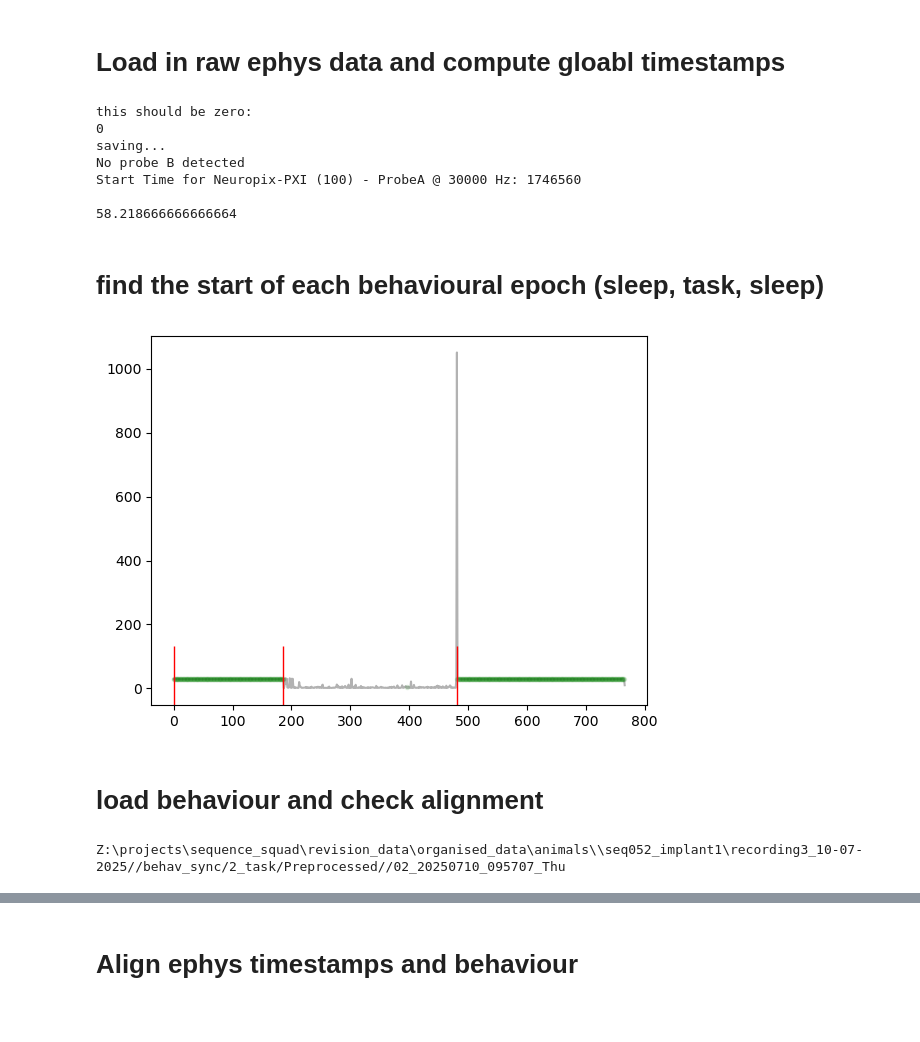
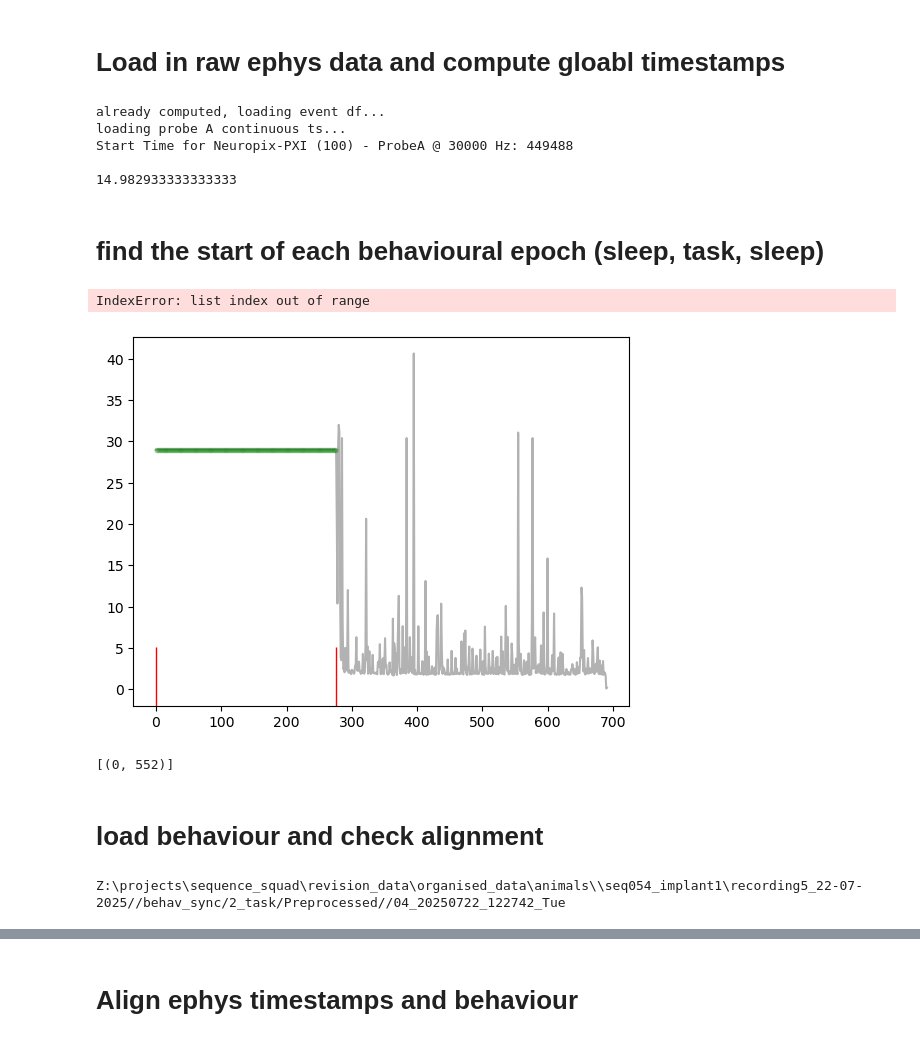
Before and after one commit to SainsburyWellcomeCentre/sequences_neuropixel_preprocess, a Jupyter notebook: 6_align_data.ipynb, the cells around one changed output, grey strips where cells are left out. Cells and saved outputs as stored; diff of their text form; code cells hidden in the pictures.

```diff
--- a/6_align_data.ipynb
+++ b/6_align_data.ipynb
@@ -4,9 +4,8 @@
 from Utilities.alignment_functions import *
 
 #'seq006_1_3'
-mir = 'seq052_1_3'
-
-probeA_shanks = [0,0,3,0]   # 1 == used, 0 == not used
+mir = 'seq054_1_5'
+probeA_shanks = [0,1,0,0]   # 1 == used, 0 == not used
 probeB_shanks = [1,1,1,1]   # 1 == used, 0 == not used
 # %% [markdown]
 # Choose data to process:
@@ -302,7 +301,7 @@ probeA_callosum_dist_from_tip = np.mean(probeA_callosum_dist_from_tip)
 
 
 ###### APRIXIMATION BECAUSE I DONT YET HAVE THE HISTOLOGY - REDO THESE!
-probeA_callosum_dist_from_tip = (max(good_df_A.cluster_depth) - min(good_df_A.cluster_depth)) * 0.7
+probeA_callosum_dist_from_tip = min(good_df_A.cluster_depth)+ ((max(good_df_A.cluster_depth) - min(good_df_A.cluster_depth)) * 0.7)
 #######################################################################
 
 
@@ -490,47 +488,49 @@ for line in lines:
             print(start_time_offset_B)
             ProbeB_exists = True
 # %% [output]
-this should be zero:
-0
-saving...
-No probe B detected
-Start Time for Neuropix-PXI (100) - ProbeA @ 30000 Hz: 1746560
+already computed, loading event df...
+loading probe A continuous ts...
+Start Time for Neuropix-PXI (100) - ProbeA @ 30000 Hz: 449488
 
-58.218666666666664
+14.982933333333333
 # %% [markdown]
 # find the start of each behavioural epoch (sleep, task, sleep)
 # %%
 ## split into 3 sperates epochs based on triggers
 # find trigger onset times
 trigger_onset_times = Bpod_NIDAQ_TTLS[Bpod_NIDAQ_TTLS.state == 0]['global_timestamp']
 
 sleep_trigger_inds = np.where((np.diff(trigger_onset_times) > 28.5) & (np.diff(trigger_onset_times) < 31.5))[0]
 
 plt.plot(np.diff(Bpod_NIDAQ_TTLS['global_timestamp'])[1::2], color = 'k', alpha = 0.3)
 plt.plot(np.array(sleep_trigger_inds),np.diff(Bpod_NIDAQ_TTLS['global_timestamp'])[1::2][sleep_trigger_inds],'o',alpha = 0.1, color = 'green',markersize = 3)
 
 consecutive_chunks = []
 start = None
 for i in range(len(sleep_trigger_inds) - 1):
     if sleep_trigger_inds[i + 1] - sleep_trigger_inds[i] == 1:
         if start is None:
             start = sleep_trigger_inds[i]
     else:
         if start is not None:
             end = sleep_trigger_inds[i]
             consecutive_chunks.append((start*2, end*2))
             start = None
 if start is not None:
     # *2 because the original array was the diff of the TTL on and off periods and this is just TTL onsets
     consecutive_chunks.append((start*2, sleep_trigger_inds[-1]*2))
 
 plt.plot(consecutive_chunks[0][-1]/2,0,'|',markersize = 60, color = 'red')
 plt.plot(consecutive_chunks[0][0]/2,0,'|',markersize = 60, color = 'red')
-plt.plot(consecutive_chunks[-1][0]/2,0,'|',markersize = 60, color = 'red')
-
+plt.plot(consecutive_chunks[1][0]/2,0,'|',markersize = 60, color = 'red')
 
 behaviour_barcode_index = consecutive_chunks[0][-1]
 presleep_barcode_index = consecutive_chunks[0][0]
-postsleep_barcode_index = consecutive_chunks[-1][0]
+postsleep_barcode_index = consecutive_chunks[1][0]
 # %% [output]
+IndexError: list index out of range
-[figure, old version]
+[figure, new version]
+# %%
+consecutive_chunks
+# %% [output]
+[(0, 552)]
@@ -545,5 +550,5 @@ poke_data =  pd.read_csv(Full_Behav_data_path + "/PreProcessed_RawPokeData.csv")
 first_poke_times = find_first_poke_times((poke_data['Trial_id']),list(poke_data['Port']), np.array(poke_data['PokeIn_Time']))
 all_timestamps = sorted(list(first_poke_times) + list(np.unique(poke_data['Trial_Start'])))
 # %% [output]
-Z:\projects\sequence_squad\revision_data\organised_data\animals\\seq052_implant1\recording3_10-07-2025//behav_sync/2_task/Preprocessed//02_20250710_095707_Thu
+Z:\projects\sequence_squad\revision_data\organised_data\animals\\seq054_implant1\recording5_22-07-2025//behav_sync/2_task/Preprocessed//04_20250722_122742_Tue
 # %%
```
Also changed, not shown: parts of 26 cells of this notebook, 1 other file.
